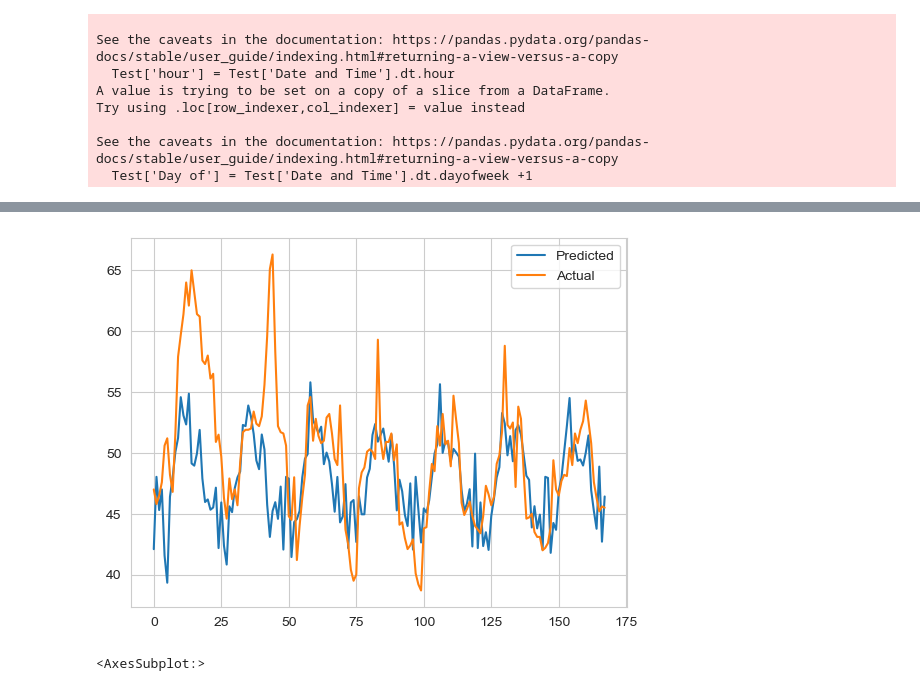
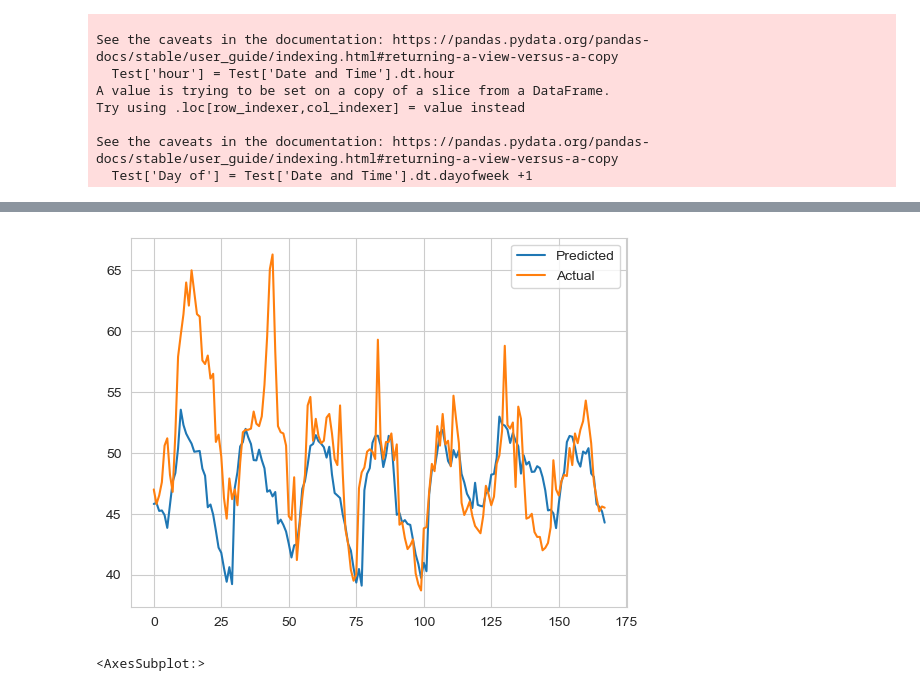
Before and after one commit to alexCCTcollege/Capstone, a Jupyter notebook: Transform.ipynb, the cells around one changed output, grey strips where cells are left out. Drawn from its saved outputs; the diff is of its cells as text; code cells hidden in the pictures.

```diff
--- a/Transform.ipynb
+++ b/Transform.ipynb
@@ -994,34 +1014,34 @@ sns.boxplot(data=Test,x='hour',y='LAeq')
 # %%
 from skforecast.ForecasterAutoreg import ForecasterAutoreg
 from sklearn.model_selection import train_test_split
 from sklearn.preprocessing import StandardScaler
 from sklearn.ensemble import RandomForestRegressor
 from sklearn.metrics import mean_squared_error
 import matplotlib.pyplot as plt
 from sklearn.ensemble import HistGradientBoostingRegressor
 
 # Split the dataset into training and testing (80% train, 20% test)
 train, test = Test[:len(Test)-168], Test[len(Test)-168:]
 
 # Create and fit the forecaster
 forecaster = ForecasterAutoreg(
     regressor=RandomForestRegressor(random_state=123),
-    lags=[24]
+    lags=2
 )
 
 # Fit the forecaster using 'LAeq' as the target variable and 'weekday' as the exogenous variable
 forecaster.fit(y=train["LAeq"], exog=train['hour'])
 
 # Make predictions for 168 steps (assuming hourly data and predicting 7 days ahead)
 predictions = forecaster.predict(steps=168, exog=test['hour'])
 
 # Plotting
 plt.plot(predictions.values, label='Predicted')
 plt.plot(test["LAeq"].values, label='Actual')
 plt.legend()
 plt.show()
 # %% [output]
-[figure, old version]
+[figure, new version]
 # %%
 date_range = pd.date_range(start='2023-12-16 00:00:00', periods=24*7, freq='H')
 
```
Also changed, not shown: parts of 4 cells of this notebook.
